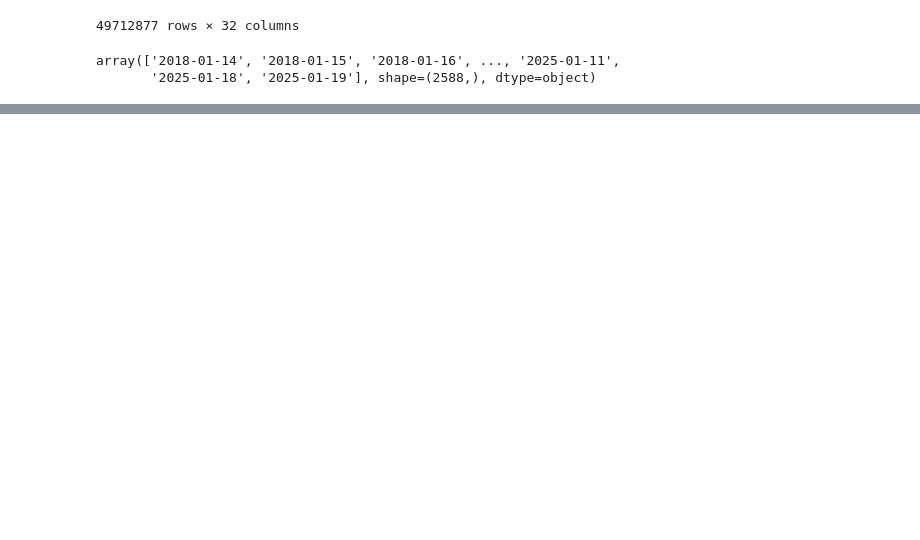
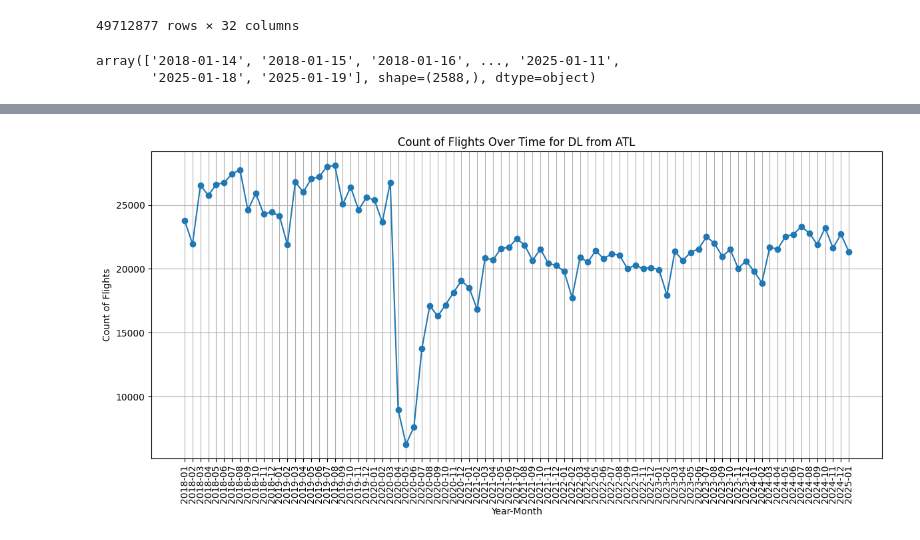
Before and after one commit to svanomm/sentiment-volume-forecasting, a Jupyter notebook: Scripts/01 Process Ontime Data.ipynb, the cells around one changed output, grey strips where cells are left out. Drawn from its saved outputs; the diff is of its cells as text; code cells hidden in the pictures; blank space fills up the shorter version.

```diff
--- a/Scripts/01 Process Ontime Data.ipynb
+++ b/Scripts/01 Process Ontime Data.ipynb
@@ -232,3 +232,5 @@ df_main['FlightDate'].unique()
 # %% [output]
 array(['2018-01-14', '2018-01-15', '2018-01-16', ..., '2025-01-11',
        '2025-01-18', '2025-01-19'], shape=(2588,), dtype=object)
+# %%
+df_main = pd.read_csv(f'{path_to_data}/combined.csv')
@@ -234,0 +311,15 @@ array(['2018-01-14', '2018-01-15', '2018-01-16', ..., '2025-01-11',
+# %%
+# Aggregate by 'FlightDate', 'Marketing_Airline_Network', 'OriginAirportID', 'DestAirportID'
+df_main['ym'] = pd.to_datetime(df_main['FlightDate']).dt.to_period('M')
+
+df_agg2 = df_main.groupby(
+    ['ym', 'Marketing_Airline_Network', 'OriginAirportID', 'OriginState']
+    ).agg(
+    count_flights=pd.NamedAgg(column="FlightDate", aggfunc="count"),
+    avg_DepDelay=pd.NamedAgg(column="DepDelay", aggfunc="mean"),
+    avg_ArrDelay=pd.NamedAgg(column="ArrDelay", aggfunc="mean"),
+    count_Cancelled=pd.NamedAgg(column="Cancelled", aggfunc="sum"),
+    avg_Distance=pd.NamedAgg(column="Distance", aggfunc="mean"),
+    avg_time = pd.NamedAgg(column="ActualElapsedTime", aggfunc="mean")
+).reset_index()
+df_agg2
@@ -234,0 +340,15 @@ array(['2018-01-14', '2018-01-15', '2018-01-16', ..., '2025-01-11',
+# %%
+# Line plot of count_flights over time for Marketing_Airline_Network=="DL" and OriginAirportID==10397
+import matplotlib.pyplot as plt
+df_plot = df_agg2[(df_agg2['Marketing_Airline_Network'] == 'DL') & (df_agg2['OriginAirportID'] == 10397)]
+plt.figure(figsize=(12, 6))
+plt.plot(df_plot['ym'].astype(str), df_plot['count_flights'], marker='o')
+plt.title('Count of Flights Over Time for DL from ATL')
+plt.xlabel('Year-Month')
+plt.ylabel('Count of Flights')
+plt.xticks(rotation=90)
+plt.grid()
+plt.tight_layout()
+plt.show()
+# %% [output]
+[figure, added]
```
Also changed, not shown: parts of 6 cells of this notebook, 2 other files.
